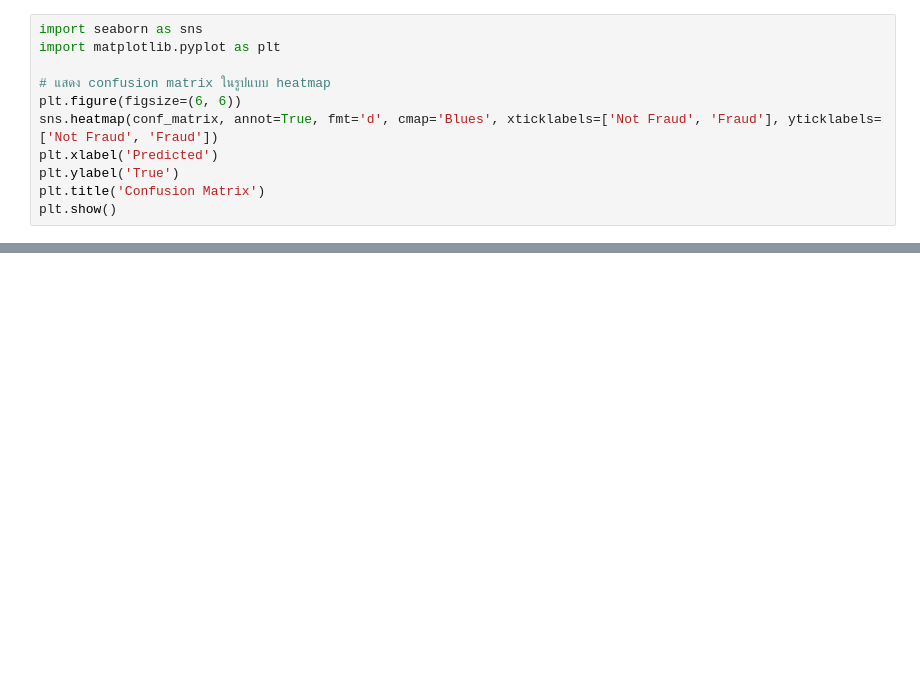
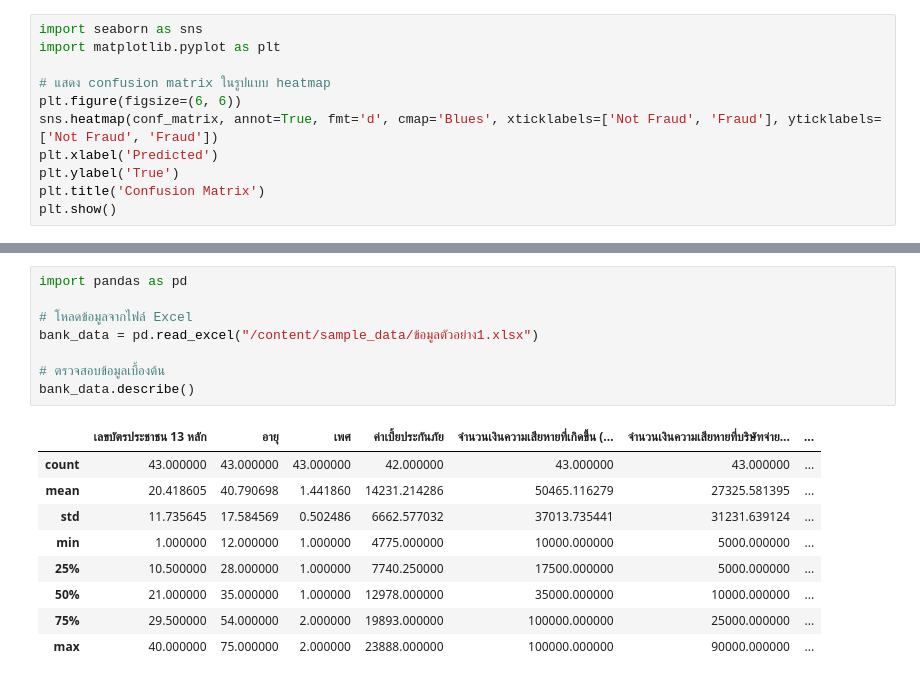
Before and after one commit to Suchada2000/MY-WORK, a Jupyter notebook: Untitled31.ipynb, the cells around one changed output, grey strips where cells are left out. Drawn from its saved outputs; the diff is of its cells as text; blank space fills up the shorter version.

```diff
--- a/Untitled31.ipynb
+++ b/Untitled31.ipynb
@@ -777,0 +787,18 @@ plt.show()
+# %%
+import pandas as pd
+
+# โหลดข้อมูลจากไฟล์ Excel
+bank_data = pd.read_excel("/content/sample_data/ข้อมูลตัวอย่าง1.xlsx")
+
+# ตรวจสอบข้อมูลเบื้องต้น
+bank_data.describe()
+# %% [output]
+|  | เลขบัตรประชาชน 13 หลัก | อายุ | เพศ | ค่าเบี้ยประกันภัย | จำนวนเงินความเสียหายที่เกิดขึ้น (... | จำนวนเงินความเสียหายที่บริษัทจ่าย... | ... |
+| count | 43.000000 | 43.000000 | 43.000000 | 42.000000 | 43.000000 | 43.000000 | ... |
+| mean | 20.418605 | 40.790698 | 1.441860 | 14231.214286 | 50465.116279 | 27325.581395 | ... |
+| std | 11.735645 | 17.584569 | 0.502486 | 6662.577032 | 37013.735441 | 31231.639124 | ... |
+| min | 1.000000 | 12.000000 | 1.000000 | 4775.000000 | 10000.000000 | 5000.000000 | ... |
+| 25% | 10.500000 | 28.000000 | 1.000000 | 7740.250000 | 17500.000000 | 5000.000000 | ... |
+| 50% | 21.000000 | 35.000000 | 1.000000 | 12978.000000 | 35000.000000 | 10000.000000 | ... |
+| 75% | 29.500000 | 54.000000 | 2.000000 | 19893.000000 | 100000.000000 | 25000.000000 | ... |
+| max | 40.000000 | 75.000000 | 2.000000 | 23888.000000 | 100000.000000 | 90000.000000 | ... |
```
Also changed, not shown: parts of 7 cells of this notebook.
